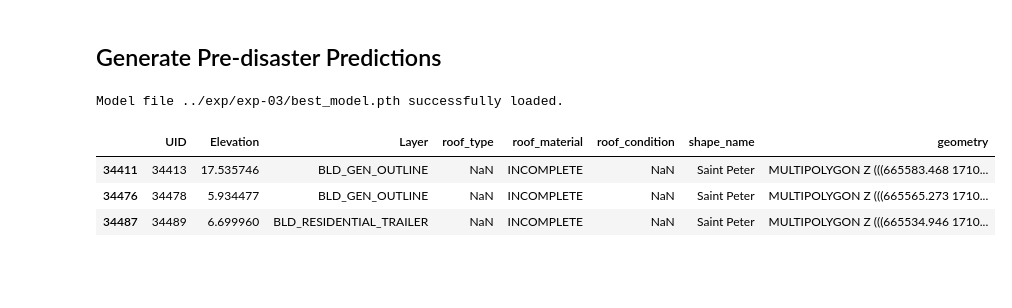
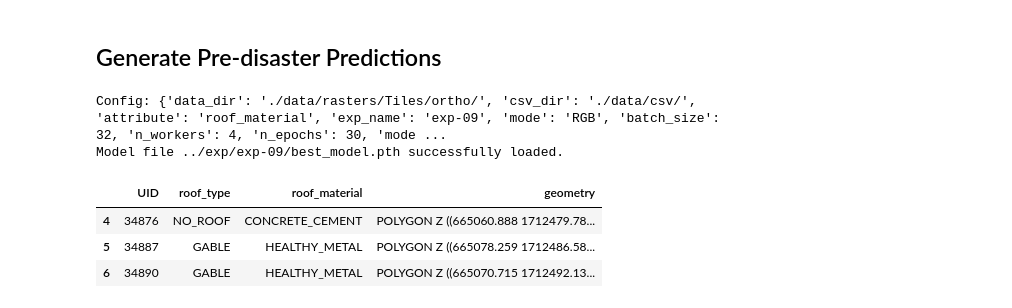
Before and after one commit to GFDRR/caribbean-rooftop-classification, a Jupyter notebook: notebooks/03_model_prediction.ipynb, the cells around one changed output. Saved outputs shown, nothing was run; the diff lists cells and outputs as text; code cells hidden in the pictures; blank space fills up the shorter version.

```diff
--- a/notebooks/03_model_prediction.ipynb
+++ b/notebooks/03_model_prediction.ipynb
@@ -21,11 +26,12 @@ pd.set_option('mode.chained_assignment', None)
 ## Load Dataset
 # %%
 name = 'Saint Peter'
-bldgs_file = f'../data/vectors/building_footprints_annotated_DOM.gpkg'
+bldgs_file = '../data/vectors/building_footprints_annotated_DOM.gpkg'
+bldgs = gpd.read_file(bldgs_file)
 
-bldgs = gpd.read_file(bldgs_file)
 bldgs = bldgs[bldgs.shape_name == name]
 print(f"Data dimensions: {bldgs.shape}")
+print(bldgs.roof_type.value_counts())
 bldgs.head(3)
 # %% [output]
 Data dimensions: (1272, 8)
@@ -75,0 +51,12 @@ Model file ../exp/exp-02/best_model.pth successfully loaded.
+# %%
+in_file = '../data/rasters/Ortho/ortho_DOM.tif'
+exp_config = '../configs/config_09.yaml'
+c = config.create_config(exp_config)
+exp_dir = f"../exp/{c['exp_name']}/"
+classes = geoutils.classes_dict[c['attribute']]
+print(f"Config: {c}")
+
+model = pred_utils.load_model(c, exp_dir, n_classes=len(classes))
+#bldgs = pred_utils.generate_predictions(bldgs, model, c, in_file, exp_dir, classes=classes)
+#bldgs.head(3)
+?model
@@ -77,14 +84,11 @@ Model file ../exp/exp-02/best_model.pth successfully loaded.
 in_file = '../data/rasters/DSM/ndsm_DOM.tif'
 exp_config = '../configs/config_05.yaml'
 c = config.create_config(exp_config)
-exp_name = c['exp_name']
-exp_dir = f'../exp/{exp_name}/'
-print(c)
+exp_dir = f"../exp/{c['exp_name']}/"
+classes = geoutils.classes_dict[c['attribute']]
+print(f"Config: {c}")
 
-classes = ['FLAT', 'GABLE', 'HIP', 'NO_ROOF']
-model = predict.load_model(c['model'], exp_dir, n_classes=len(classes), dropout=c['dropout'], mode=c['mode'])
-bldgs = predict.generate_predictions(
-    bldgs, model, c, in_file, exp_dir, class_name='roof_type', classes=classes, scale=1.5
-)
+model = pred_utils.load_model(c, exp_dir, n_classes=len(classes))
+bldgs = pred_utils.generate_predictions(bldgs, model, c, in_file, exp_dir, classes=classes)
 bldgs.head(3)
 # %% [output]
@@ -104,20 +108,19 @@ bldgs.to_file(out_file, driver='GPKG')
 ## Generate Pre-disaster Predictions
 # %%
 in_file = '../data/rasters/Drone/drone_colihaut_DOM.tif'
-exp_config = '../configs/config_03.yaml'
+exp_config = '../configs/config_09.yaml'
 c = config.create_config(exp_config)
-exp_name = c['exp_name']
-exp_dir = f'../exp/{exp_name}/'
+exp_dir = f"../exp/{c['exp_name']}/"
+classes = geoutils.classes_dict[c['attribute']]
+print(f"Config: {c}")
 
-classes = ['BLUE_TARP', 'CONCRETE', 'HEALTHY_METAL', 'INCOMPLETE', 'IRREGULAR_METAL']
-model = predict.load_model(c['model'], exp_dir, n_classes=len(classes), dropout=c['dropout'])
-bldgs = predict.generate_predictions(
-    bldgs, model, in_file, exp_dir, class_name='roof_material', classes=classes, scale=1.5
-)
+model = pred_utils.load_model(c, exp_dir, n_classes=len(classes))
+bldgs = pred_utils.generate_predictions(bldgs, model, c, in_file, exp_dir, classes=classes)
 bldgs.head(3)
 # %% [output]
-Model file ../exp/exp-03/best_model.pth successfully loaded.
+Config: {'data_dir': './data/rasters/Tiles/ortho/', 'csv_dir': './data/csv/', 'attribute': 'roof_material', 'exp_name': 'exp-09', 'mode': 'RGB', 'batch_size': 32, 'n_workers': 4, 'n_epochs': 30, 'mode ...
+Model file ../exp/exp-09/best_model.pth successfully loaded.
-|  | UID | Elevation | Layer | roof_type | roof_material | roof_condition | shape_name | geometry |
-| 34411 | 34413 | 17.535746 | BLD_GEN_OUTLINE | NaN | INCOMPLETE | NaN | Saint Peter | MULTIPOLYGON Z (((665583.468 1710... |
-| 34476 | 34478 | 5.934477 | BLD_GEN_OUTLINE | NaN | INCOMPLETE | NaN | Saint Peter | MULTIPOLYGON Z (((665565.273 1710... |
-| 34487 | 34489 | 6.699960 | BLD_RESIDENTIAL_TRAILER | NaN | INCOMPLETE | NaN | Saint Peter | MULTIPOLYGON Z (((665534.946 1710... |
+|  | UID | roof_type | roof_material | geometry |
+| 4 | 34876 | NO_ROOF | CONCRETE_CEMENT | POLYGON Z ((665060.888 1712479.78... |
+| 5 | 34887 | GABLE | HEALTHY_METAL | POLYGON Z ((665078.259 1712486.58... |
+| 6 | 34890 | GABLE | HEALTHY_METAL | POLYGON Z ((665070.715 1712492.13... |
```
Also changed, not shown: parts of 24 cells of this notebook, 1 other file.
